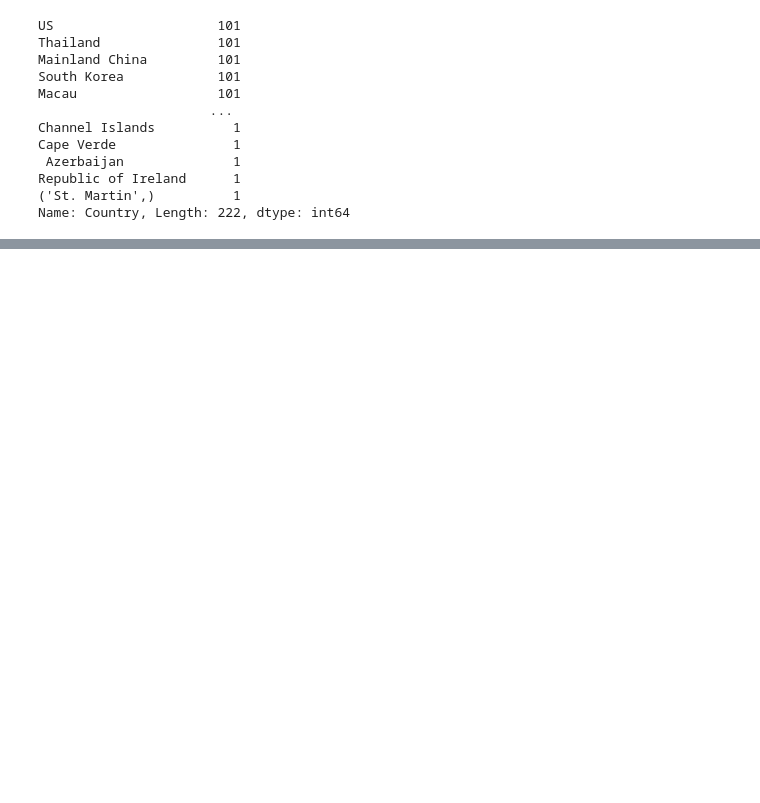
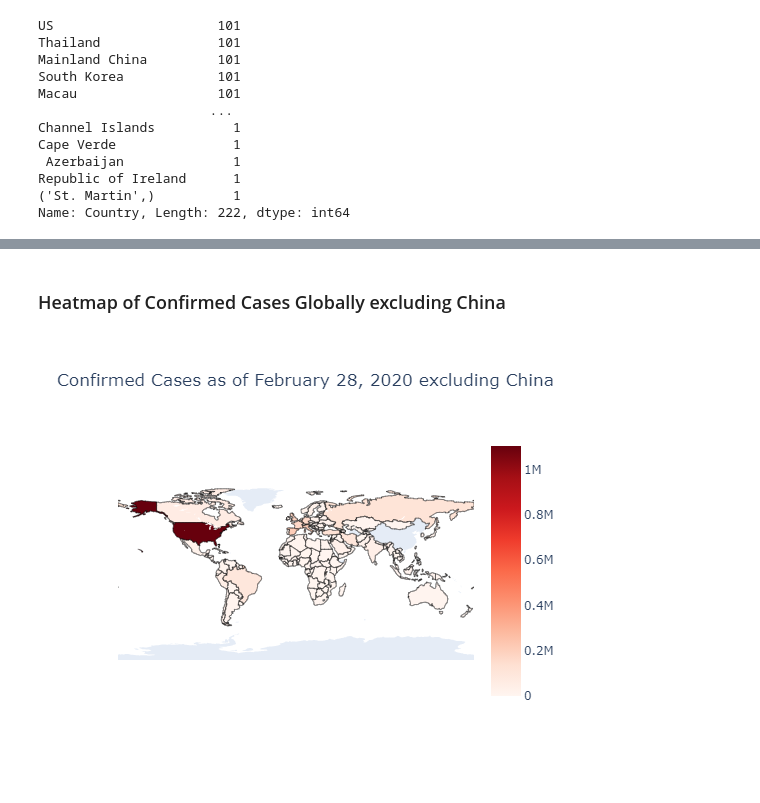
Before and after one commit to saurabhsatasia/Plotly-Visualizations, a Jupyter notebook: covid.ipynb, the cells around one changed output, grey strips where cells are left out. Cells and saved outputs as stored; diff of their text form; code cells hidden in the pictures; blank space fills up the shorter version.

```diff
--- a/covid.ipynb
+++ b/covid.ipynb
@@ -92,0 +128,18 @@ Name: Country, Length: 213, dtype: int64
+# %% [markdown]
+### Heatmap of Confirmed Cases Globally excluding China
+# %%
+df_countries_no_china = df_countries[df_countries['Country'] != 'Mainland China']
+fig = go.Figure(data=go.Choropleth(locations = df_countries_no_china['Country'],
+                                   locationmode = 'country names',
+                                   z = df_countries_no_china['Confirmed'],
+                                   colorscale = 'Reds',
+                                   marker_line_color = 'black',
+                                   marker_line_width = 0.5))
+
+fig.update_layout(title_text = 'Confirmed Cases as of February 28, 2020 excluding China',
+                  title_x = 0.5,
+                  geo=dict(showframe = False,
+                           showcoastlines = False,
+                           projection_type = 'equirectangular'))
+# %% [output]
+[figure, added]
```
Also changed, not shown: parts of 11 cells of this notebook.
